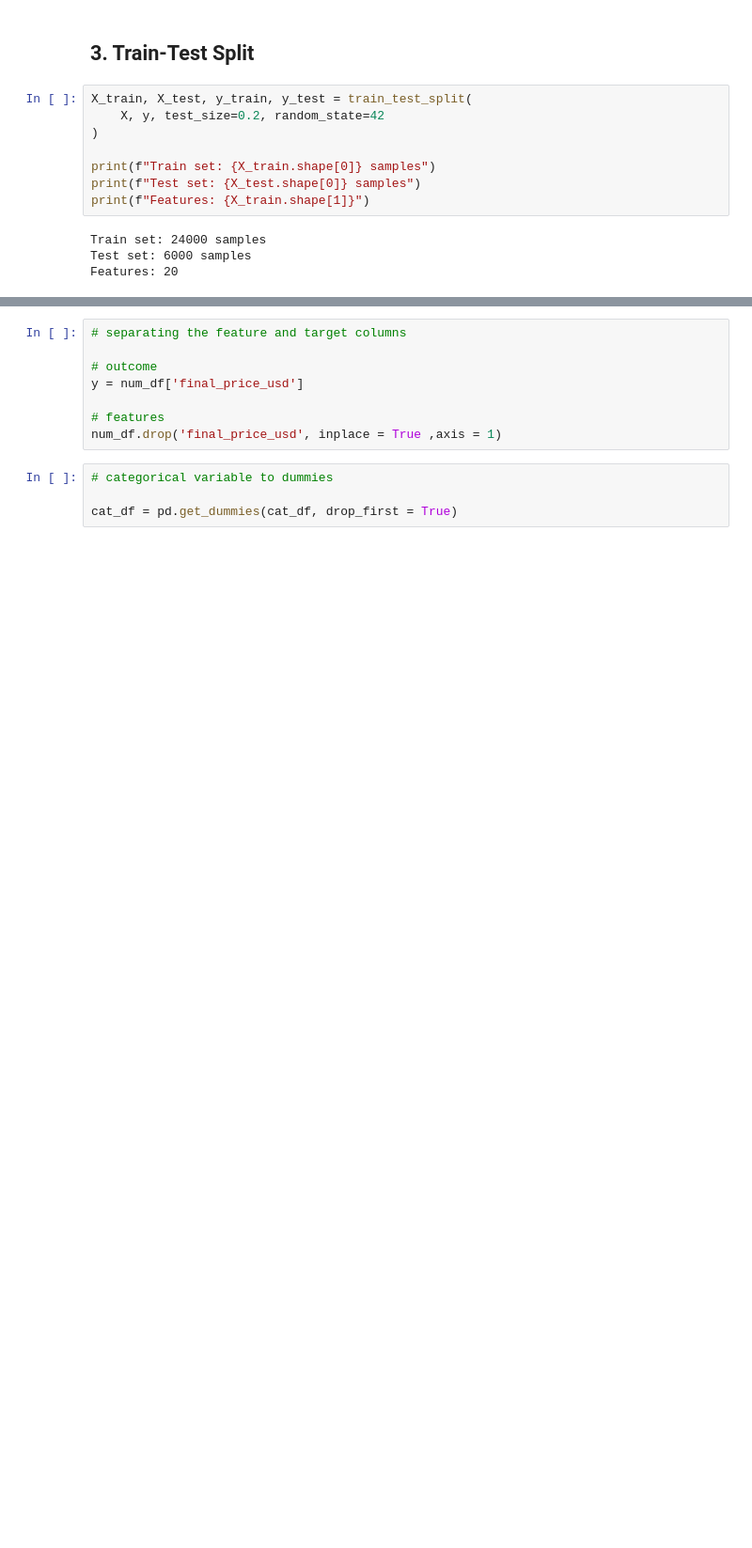
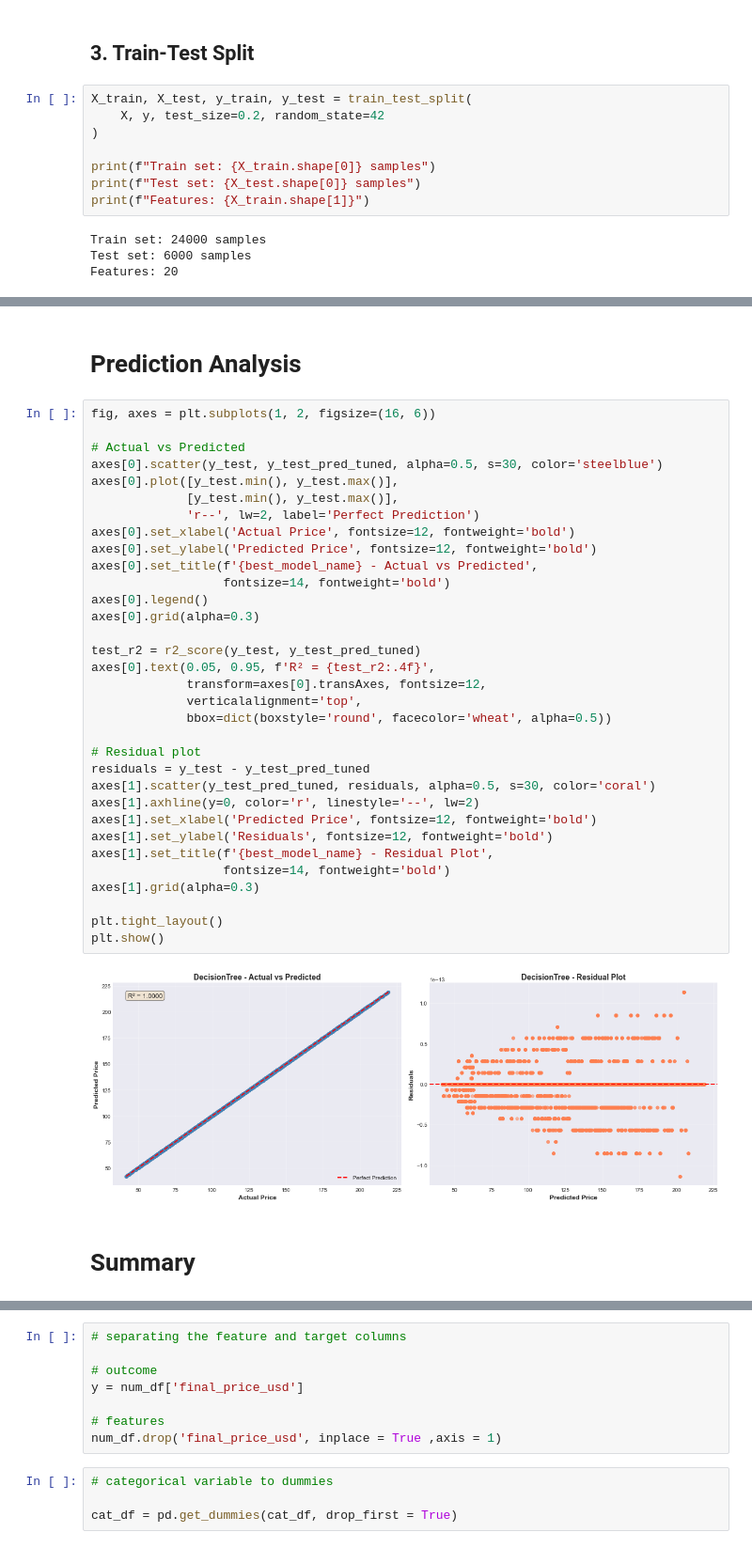
Before and after one commit to Fuady/sport_footware_price_prediction, a Jupyter notebook: notebook.ipynb, the cells around one changed output, grey strips where cells are left out. Shown at 94% size. Drawn from its saved outputs; the diff is of its cells as text; blank space fills up the shorter version.

```diff
--- a/notebook.ipynb
+++ b/notebook.ipynb
@@ -320,0 +716,39 @@ Features: 20
+# %% [markdown]
+# Prediction Analysis
+# %%
+fig, axes = plt.subplots(1, 2, figsize=(16, 6))
+
+# Actual vs Predicted
+axes[0].scatter(y_test, y_test_pred_tuned, alpha=0.5, s=30, color='steelblue')
+axes[0].plot([y_test.min(), y_test.max()],
+             [y_test.min(), y_test.max()],
+             'r--', lw=2, label='Perfect Prediction')
+axes[0].set_xlabel('Actual Price', fontsize=12, fontweight='bold')
+axes[0].set_ylabel('Predicted Price', fontsize=12, fontweight='bold')
+axes[0].set_title(f'{best_model_name} - Actual vs Predicted',
+                  fontsize=14, fontweight='bold')
+axes[0].legend()
+axes[0].grid(alpha=0.3)
+
+test_r2 = r2_score(y_test, y_test_pred_tuned)
+axes[0].text(0.05, 0.95, f'R² = {test_r2:.4f}',
+             transform=axes[0].transAxes, fontsize=12,
+             verticalalignment='top',
+             bbox=dict(boxstyle='round', facecolor='wheat', alpha=0.5))
+
+# Residual plot
+residuals = y_test - y_test_pred_tuned
+axes[1].scatter(y_test_pred_tuned, residuals, alpha=0.5, s=30, color='coral')
+axes[1].axhline(y=0, color='r', linestyle='--', lw=2)
+axes[1].set_xlabel('Predicted Price', fontsize=12, fontweight='bold')
+axes[1].set_ylabel('Residuals', fontsize=12, fontweight='bold')
+axes[1].set_title(f'{best_model_name} - Residual Plot',
+                  fontsize=14, fontweight='bold')
+axes[1].grid(alpha=0.3)
+
+plt.tight_layout()
+plt.show()
+# %% [output]
+[figure, added]
+# %% [markdown]
+# Summary
```
Also changed, not shown: parts of 12 cells of this notebook.
